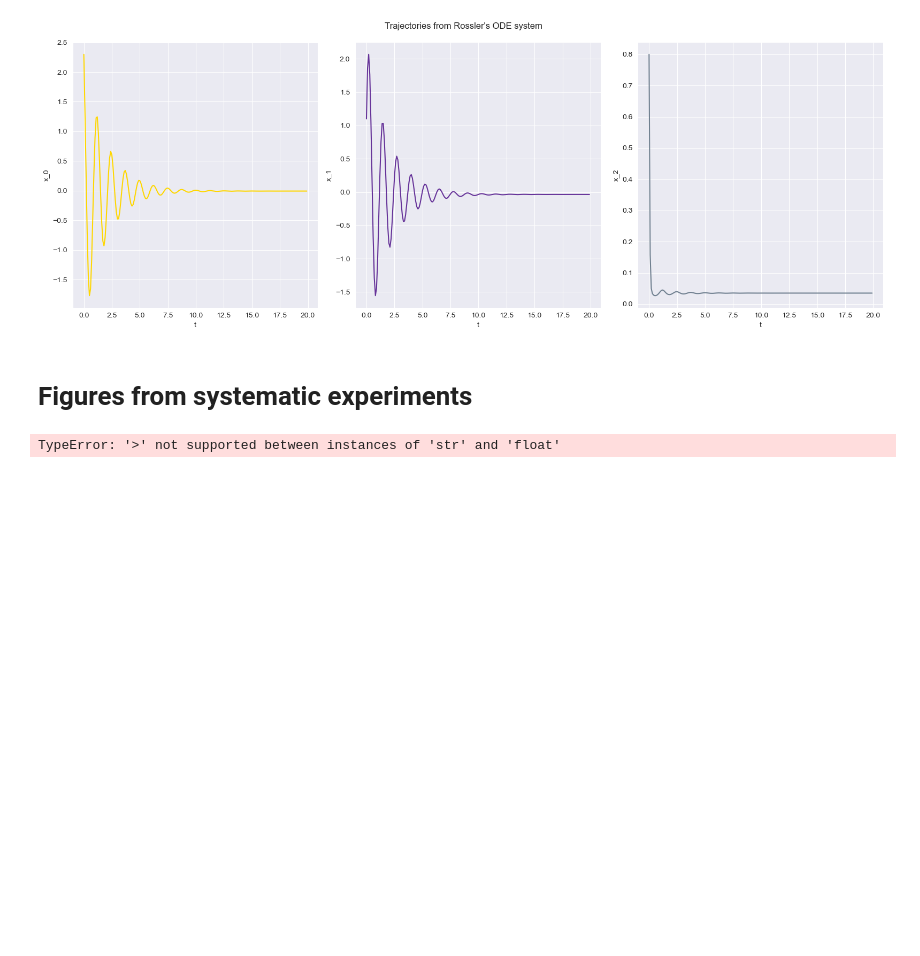
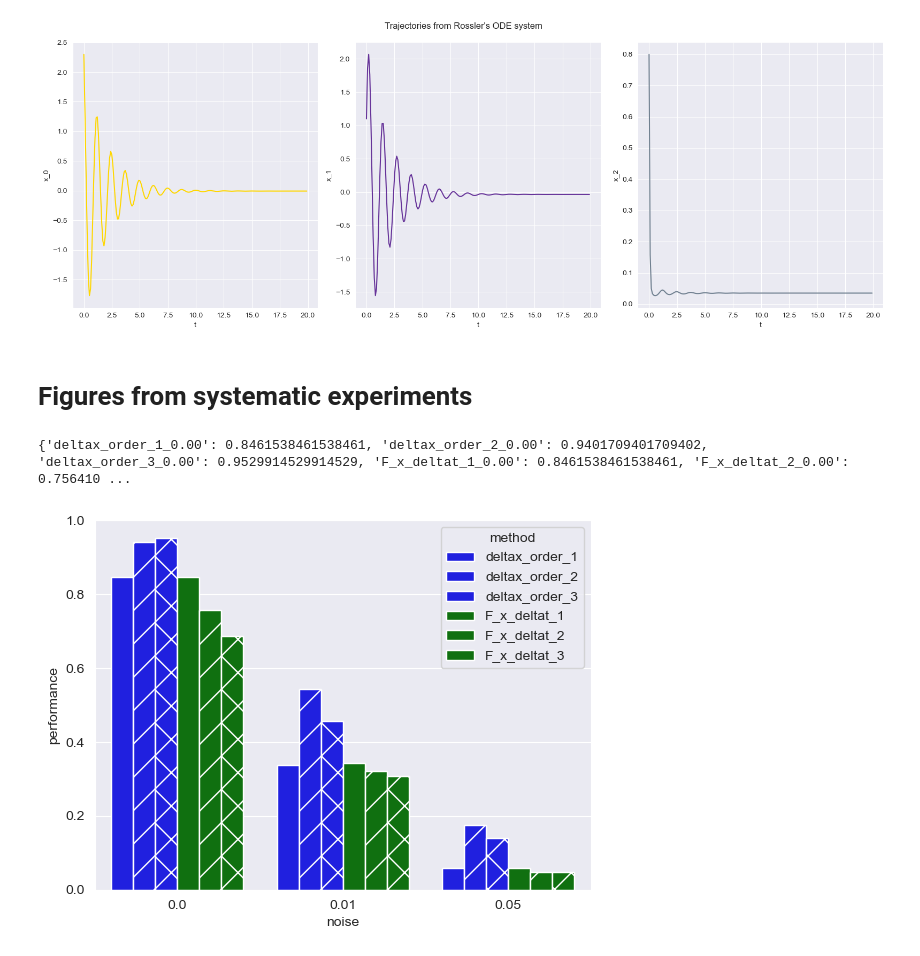
Before and after one commit to albertotonda/symbolic-regression-ode-systems, a Jupyter notebook: utils/figures.ipynb, the cells around one changed output. Cells and saved outputs as stored; diff of their text form; code cells hidden in the pictures; blank space fills up the shorter version.

```diff
--- a/utils/figures.ipynb
+++ b/utils/figures.ipynb
@@ -204,9 +205,45 @@ sns.set_style('darkgrid')
 # %%
 target_file = "../local_results/check_odebench_all_transformations/summary.csv"
 df = pd.read_csv(target_file)
 
 # informative: number of times the R2 for a particular combination of data transformation + noise is higher than 0.9
-data = {c : sum(df[c].values > 0.9) / df.shape[0] for c in df.columns if c not in }
-print(c)
+not_methods = ['system_id', 'variable', 'trajectory_id']
+data = {c : (sum(df[c].values > 0.9) / df.shape[0]) for c in df.columns if c not in not_methods}
+print(data)
+
+dictionary = {'noise' : [], 'method' : [], 'performance' : []}
+for c in data :
+    # add a row, identifying method name and noise from key 'c'
+    m = regex.match("([\w|\_]+)\_(0.0[0-9])", c)
+    method = m.group(1)
+    noise = m.group(2)
+    dictionary['noise'].append(float(noise))
+    dictionary['method'].append(method)
+    dictionary['performance'].append(data[c])
+
+df_data = pd.DataFrame.from_dict(dictionary)
+
+# prepare palette as a dictionary
+palette = {
+    'deltax_order_1' : 'blue',
+    'deltax_order_2' : 'blue',
+    'deltax_order_3' : 'blue',
+    'F_x_deltat_1' : 'green',
+    'F_x_deltat_2' : 'green',
+    'F_x_deltat_3' : 'green',
+}
+
+ax = sns.barplot(x = 'noise', # or different noise levels
+            y = 'performance', # number of times the method went over 0.9
+            hue = 'method', # or methods
+            data = df_data,
+            palette = palette)
+
+for index, bar in enumerate(ax.patches) :
+    if index in [3, 4, 5, 12, 13, 14] : #[1, 4, 7, 10, 13, 16] :
+        bar.set_hatch('/')
+    elif index in [6, 7, 8, 15, 16, 17] :
+        bar.set_hatch('x')
 # %% [output]
-TypeError: '>' not supported between instances of 'str' and 'float'
+{'deltax_order_1_0.00': 0.8461538461538461, 'deltax_order_2_0.00': 0.9401709401709402, 'deltax_order_3_0.00': 0.9529914529914529, 'F_x_deltat_1_0.00': 0.8461538461538461, 'F_x_deltat_2_0.00': 0.756410 ...
+[figure, added]
```
Also changed, not shown: parts of 1 cell of this notebook.
